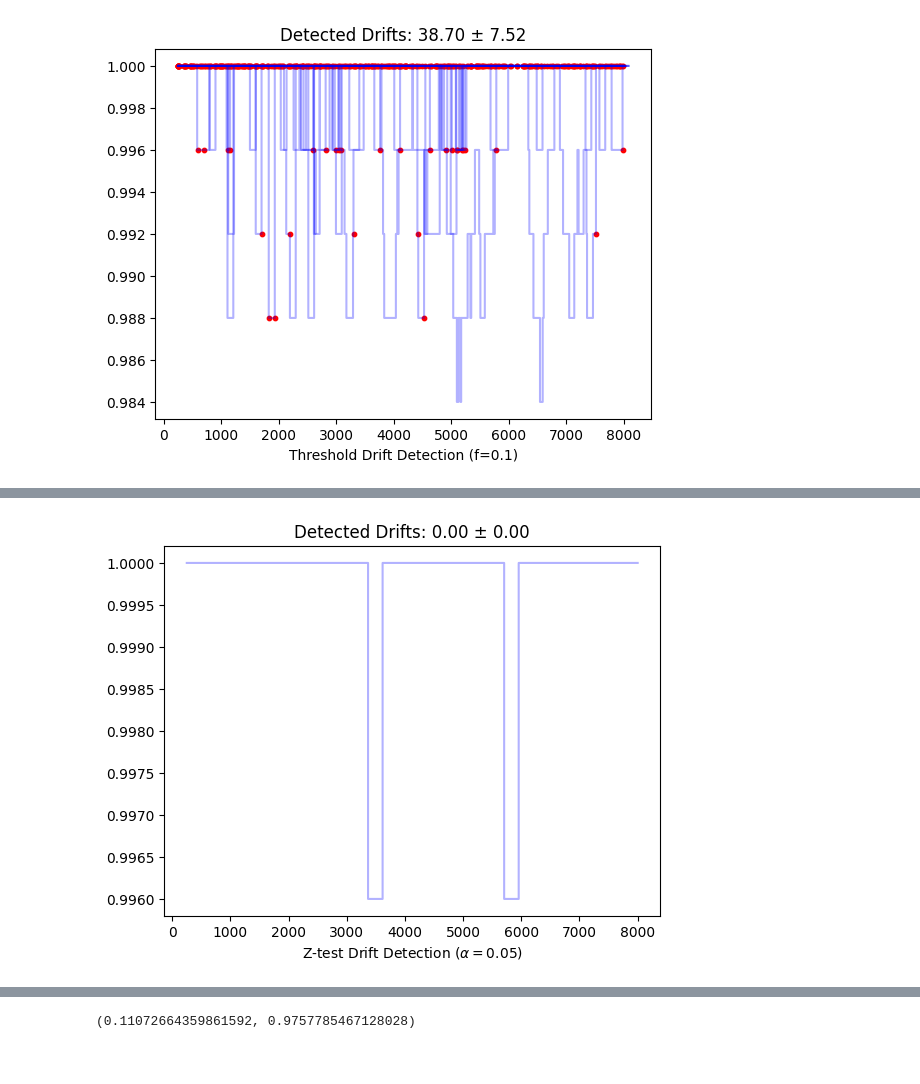
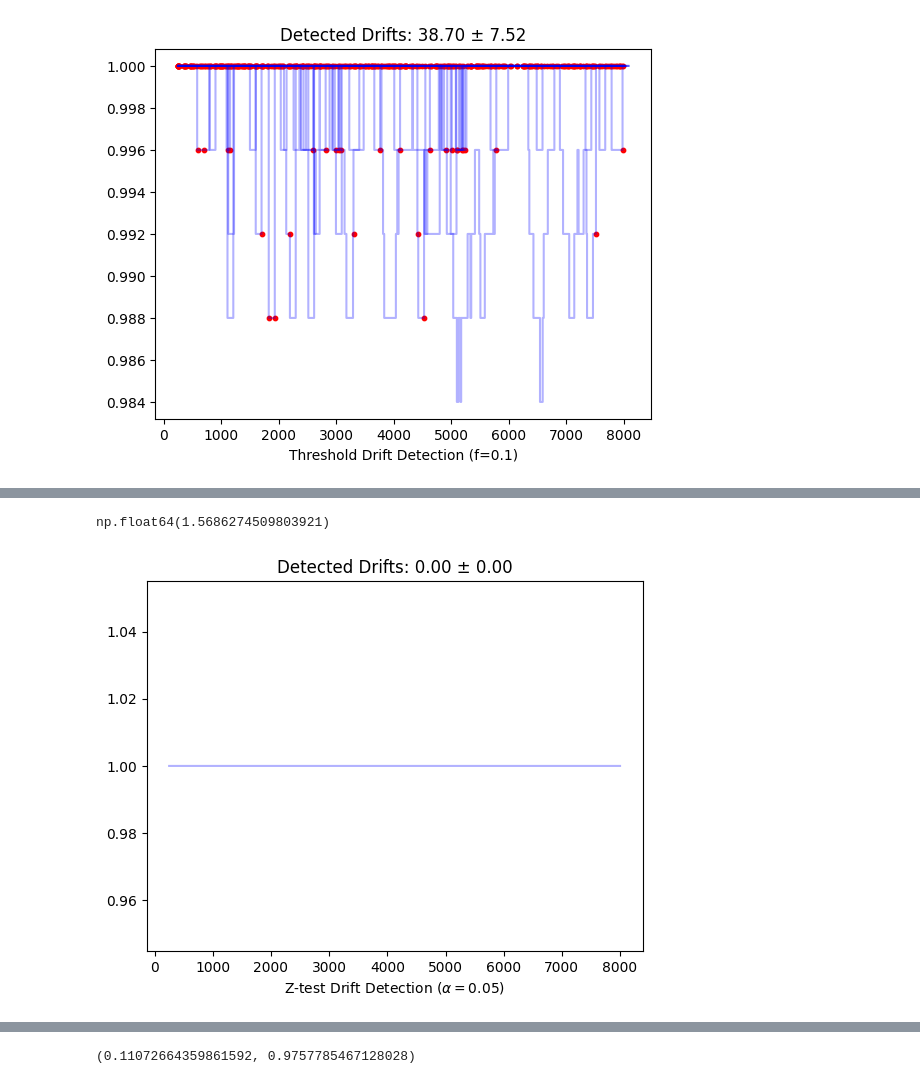
Before and after one commit to dariomalchiodi/occ-drift-detection, a Jupyter notebook: test-num-retrain.ipynb, the cells around one changed output, grey strips where cells are left out. Drawn from its saved outputs; the diff is of its cells as text; code cells hidden in the pictures.

Commit message:
further experiments on consistency w.r.t. theorical retrain number

```diff
--- a/test-num-retrain.ipynb
+++ b/test-num-retrain.ipynb
@@ -577,0 +580,15 @@ plt.show()
+# %%
+M=8000
+n=250
+alfa=0.025
+
+p_retrain=alfa
+
+keep=0.1 # as Antoine does
+perc_no_overlap=1-keep
+s=np.floor(n*perc_no_overlap)
+
+idle_steps_number=n/2
+
+expected_retrains=n_retrains_idlesteps(retrain_prob=p_retrain, shift_length=s, stream_length=M,
+                     idle_steps_number=idle_steps_number, verbose=True)
@@ -578,15 +636,19 @@ plt.show()
+# %%
+expected_retrains
+# %% [output]
+np.float64(1.5686274509803921)
 # %%
 model = tree.HoeffdingTreeClassifier()
 detector = ZTestDriftDetector()
 seed = 42
 stream = g1
 
-accuracy, detected_drifts = experiment(n, nu, gamma, max_t, stream, detector, model)
+accuracy, detected_drifts = experiment(n, nu, gamma, max_t, stream, detector, model, keep_fraction=0.1)
 fig, ax = plt.subplots()
 generate_figure(ax, [accuracy], [detected_drifts], stream, detector)
 plt.show()
 # %% [output]
-[figure, old version]
+[figure, new version]
 # %%
 seeds = np.arange(42, 142, 10)
 baseline_accuray = []
```
Also changed, not shown: parts of 8 cells of this notebook.
